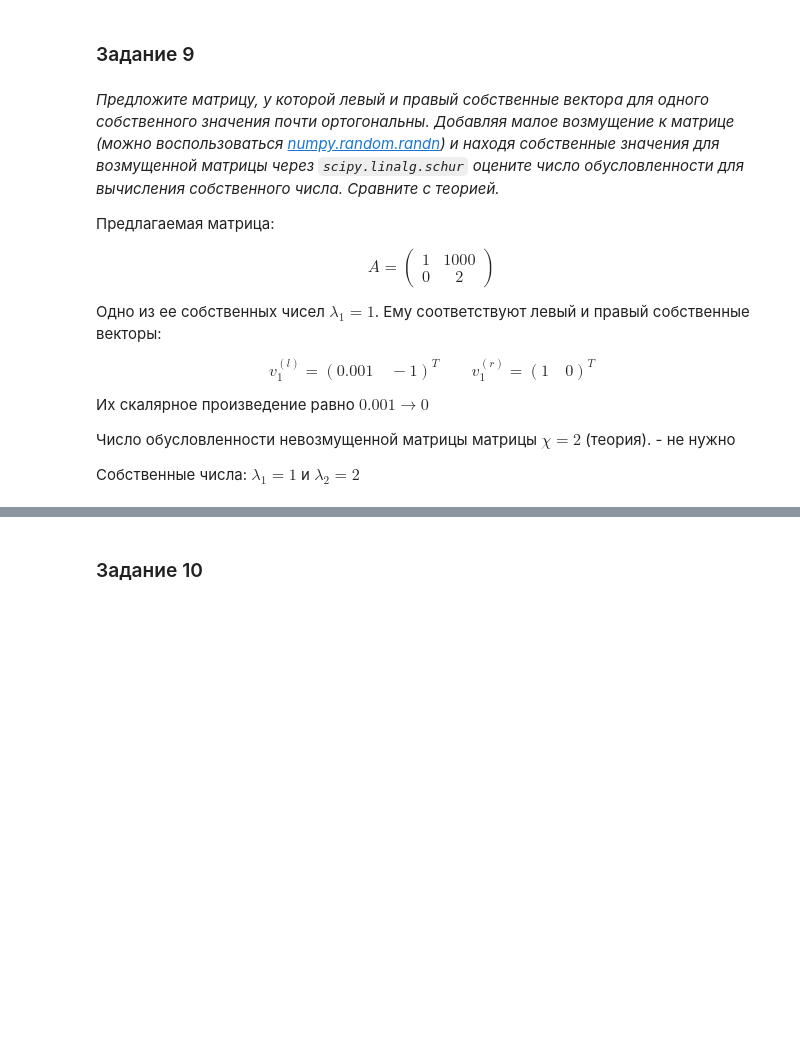
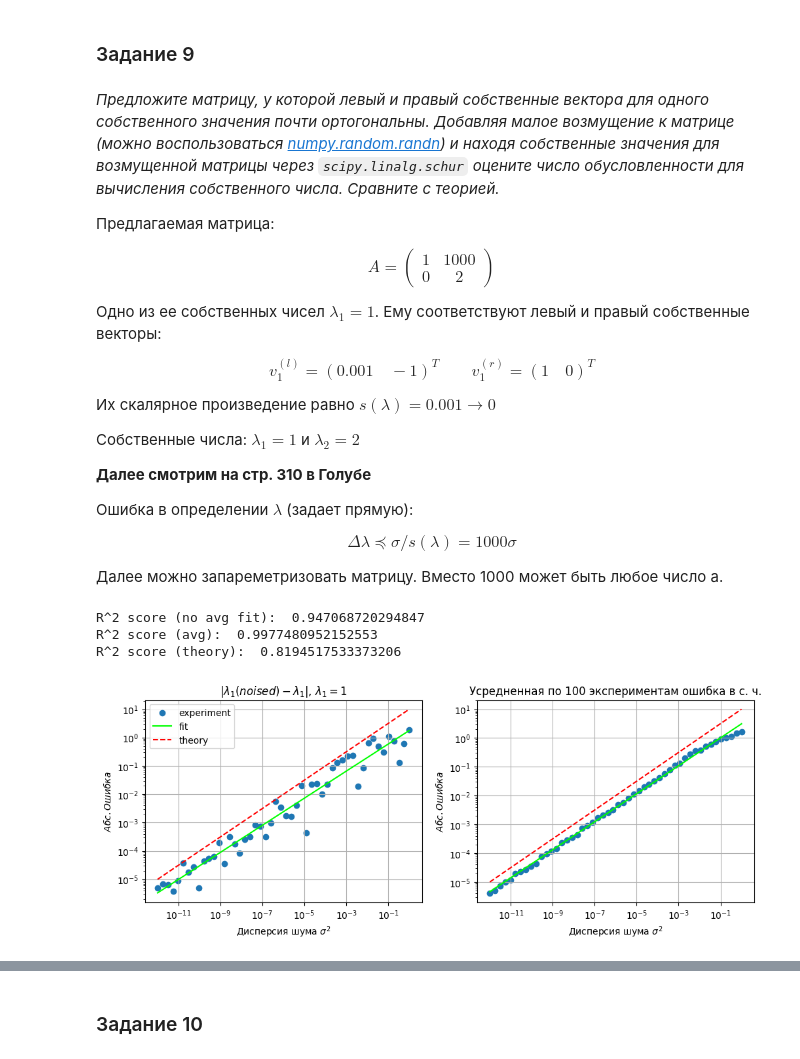
Before and after one commit to isvoropaev02/matrix_algorithms, a Jupyter notebook: lab4/lab4schur.ipynb, the cells around one changed output, grey strips where cells are left out. Saved outputs shown, nothing was run; the diff lists cells and outputs as text; code cells hidden in the pictures; blank space fills up the shorter version.

```diff
--- a/lab4/lab4schur.ipynb
+++ b/lab4/lab4schur.ipynb
@@ -401,8 +402,81 @@ $$A=\begin{pmatrix}1&1000\\ 0&2\end{pmatrix}$$
 
 $$v_1^{(l)}=(0.001\quad -1)^T \qquad v_1^{(r)}=(1\quad 0)^T$$
 
-Их скалярное произведение равно $0.001 \rightarrow 0$
-
-Число обусловленности невозмущенной матрицы матрицы $\chi = 2$ (теория). - не нужно
+Их скалярное произведение равно $s(\lambda) = 0.001 \rightarrow 0$
 
 Собственные числа: $\lambda_1=1$ и $\lambda_2=2$
+
+**Далее смотрим на стр. 310 в Голубе**
+
+Ошибка в определении $\lambda$ (задает прямую):
+
+$$\Delta\lambda \preceq \sigma / s(\lambda) = 1000 \sigma$$
+
+Далее можно запареметризовать матрицу. Вместо 1000 может быть любое число a.
+# %%
+l1 = 1
+l2 = 2
+a = 10 ## 0.01, 10, 100, 1000
+noise_var = np.logspace(-12, 0, 50, dtype=np.float64)
+eigval_err = np.empty(shape=(noise_var.shape[0], 2), dtype=np.float64)
+eigval_err_mean = np.empty(shape=(noise_var.shape[0],), dtype=np.float64)
+NUM_EXPERIMENTS = 100
+A = np.array([[1, a], [0, 2]], dtype=np.float64)
+for i in range(noise_var.shape[0]):
+    noise_matr = np.random.randn(2, 2) * np.sqrt(noise_var[i] / 4)
+    A_noised = A + noise_matr
+    R, U = schur(A_noised, output='complex')
+    eigval_err[i, 0] = np.abs(R[0, 0]-l1)
+    eigval_err[i, 1] = np.abs(R[1, 1]-l2)
+    for k in range(NUM_EXPERIMENTS):
+        noise_matr = np.random.randn(2, 2) * np.sqrt(noise_var[i] / 4)
+        A_noised = A + noise_matr
+        R, U = schur(A_noised, output='complex')
+        eigval_err_mean[i] += np.abs(R[0, 0]-l1)
+    eigval_err_mean[i] /= NUM_EXPERIMENTS
+
+log_error = np.log10(eigval_err[:, 0])
+log_error_mean = np.log10(eigval_err_mean)
+log_noise_var_sq = np.log10(np.sqrt(noise_var))
+lin_fit_coeffs = np.polyfit(log_noise_var_sq, log_error, 1)
+lin_fit_coeffs_mean = np.polyfit(log_noise_var_sq, log_error_mean, 1)
+model_fit = np.poly1d(lin_fit_coeffs)
+model_fit_mean = np.poly1d(lin_fit_coeffs_mean)
+l1_err_th = np.sqrt(noise_var)*a
+l1_err_fit = 10**model_fit(log_noise_var_sq)
+l1_err_fit_mean = 10**model_fit_mean(log_noise_var_sq)
+print("R^2 score (no avg fit): ", r2_score(y_true=log_error, y_pred=model_fit(log_noise_var_sq)))
+print("R^2 score (avg): ", r2_score(y_true=log_error_mean, y_pred=model_fit_mean(log_noise_var_sq)))
+print("R^2 score (theory): ", r2_score(y_true=log_error, y_pred=np.log10(l1_err_th)))
+
+fig2_2 = plt.figure(figsize=[12,4])
+
+ax_1 = fig2_2.add_subplot(121)
+ax_1.set_title(r'$|\lambda_1(noised)-\lambda_1|$, $\lambda_1 = 1$')
+ax_1.scatter(noise_var, eigval_err[:, 0], label='experiment')
+ax_1.plot(noise_var, l1_err_fit, color='lime', label='fit')
+ax_1.plot(noise_var, l1_err_th, 'r--', label='theory')
+ax_1.set_ylabel(r'$Абс. Ошибка$')
+ax_1.set_xlabel(r'Дисперсия шума $\sigma^2$')
+ax_1.set_xscale('log')
+ax_1.set_yscale('log')
+ax_1.legend()
+ax_1.grid()
+
+ax_2 = fig2_2.add_subplot(122)
+ax_2.set_title("Усредненная по "+str(NUM_EXPERIMENTS)+" экспериментам ошибка в с. ч.")
+ax_2.scatter(noise_var, eigval_err_mean, label='experiment')
+ax_2.plot(noise_var, l1_err_fit_mean, color='lime', label='fit')
+ax_2.plot(noise_var, l1_err_th, 'r--', label='theory')
+ax_2.set_ylabel(r'$Абс. Ошибка$')
+ax_2.set_xlabel(r'Дисперсия шума $\sigma^2$')
+ax_2.set_xscale('log')
+ax_2.set_yscale('log')
+ax_2.grid()
+
+plt.show()
+# %% [output]
+R^2 score (no avg fit):  0.947068720294847
+R^2 score (avg):  0.9977480952152553
+R^2 score (theory):  0.8194517533373206
+[figure, added]
```
Also changed, not shown: parts of 19 cells of this notebook.
